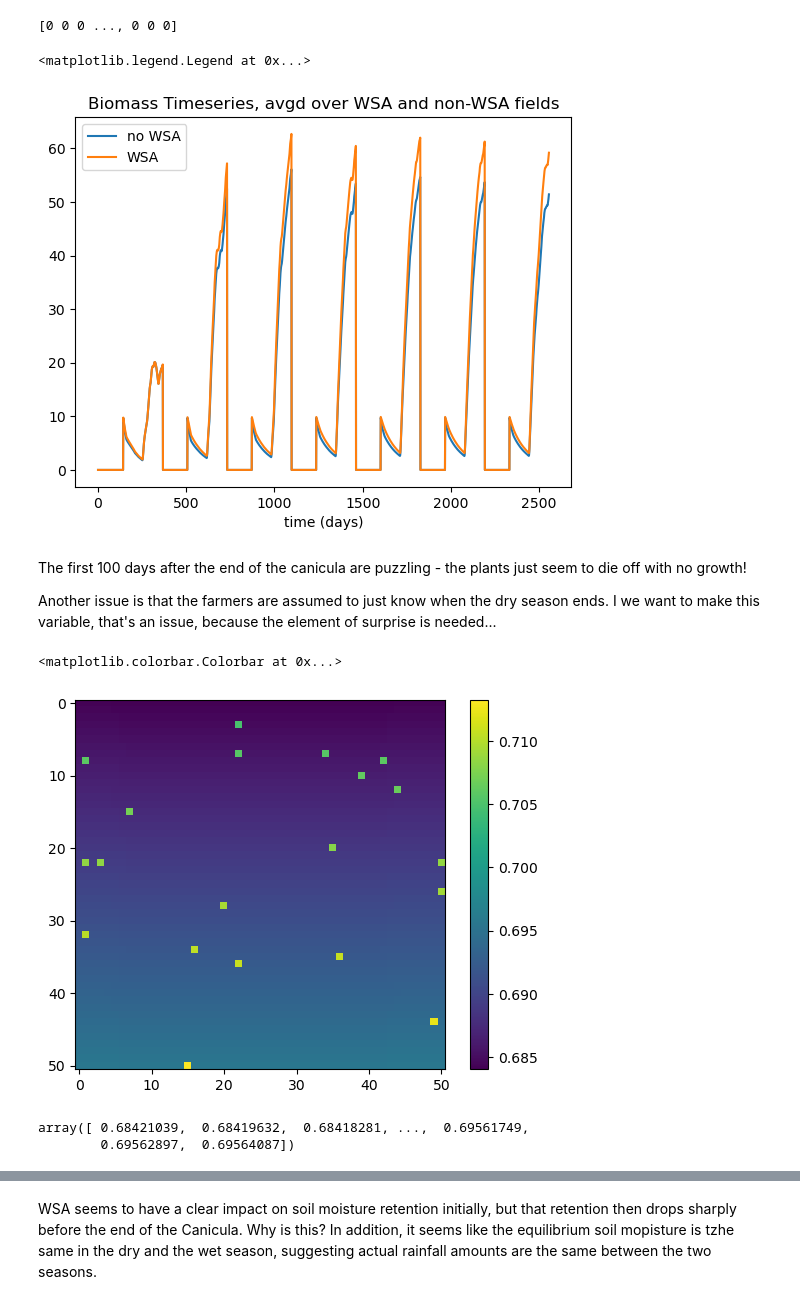
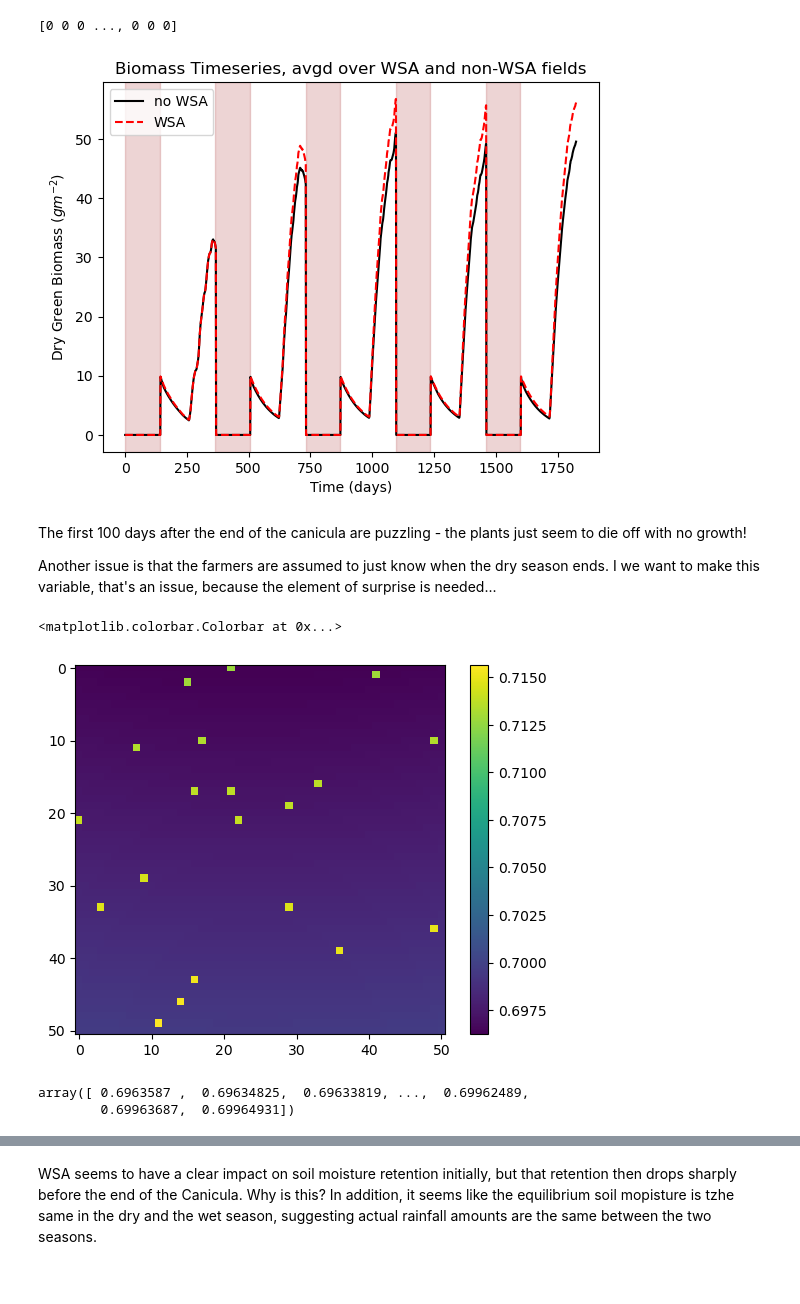
Before and after one commit to WylieMabel/TreesAndThat, a Jupyter notebook: LandLab_experiments/test_ecohydro_module.ipynb, the cells around one changed output, grey strips where cells are left out. Cells and saved outputs as stored; diff of their text form; code cells hidden in the pictures.

```diff
--- a/LandLab_experiments/test_ecohydro_module.ipynb
+++ b/LandLab_experiments/test_ecohydro_module.ipynb
@@ -85,7 +85,7 @@ indices_to_set = np.random.choice(range(51 * 51), size=20, replace=False)
 row_indices, col_indices = np.unravel_index(indices_to_set, (51, 51))
 WSA_array[row_indices, col_indices] = int(1)
 
-climate = warm
+climate = current
 
 Ecohyd_model = EcoHyd(climate, 20, 26, 23)
 # %%
@@ -93,14 +93,20 @@ biomass_harvest, SM_canic_end = Ecohyd_model.stepper(WSA_array, avg[2]+climate['
 # %% [output]
 [0 0 0 ..., 0 0 0]
 # %%
-plt.plot(Ecohyd_model.noWSA_biomass_tseries, label = 'no WSA')
-plt.plot(Ecohyd_model.WSA_biomass_tseries, label = 'WSA')
+plt.plot(Ecohyd_model.noWSA_biomass_tseries, label = 'no WSA', color= 'black')
+plt.plot(Ecohyd_model.WSA_biomass_tseries, label = 'WSA', color= 'red', linestyle = '--')
 plt.title('Biomass Timeseries, avgd over WSA and non-WSA fields')
-plt.xlabel('time (days)')
+plt.xlabel('Time (days)')
+plt.ylabel(r'Dry Green Biomass ($gm^{-2}$)')
+for i in range(0, 5):
+    plt.axvspan(i*365, 140 + i*365, color='brown', alpha=0.2)
+    #plt.axvspan(140 + i*365, (i+1)*365, color='blue', alpha=0.2)
+
 plt.legend()
+
+plt.savefig('/Users/benjaminbuchenau/Documents/GitHub/TreesAndThat/biomass_tseries_current.pdf')
 # %% [output]
-<matplotlib.legend.Legend at 0x...>
-[figure, old version]
+[figure, new version]
 # %% [markdown]
 The first 100 days after the end of the canicula are puzzling - the plants just seem to die off with no growth!
 
@@ -110,10 +116,10 @@ plt.imshow(np.reshape(Ecohyd_model.mg.at_cell['vegetation__cover_fraction'], (51
 plt.colorbar()
 # %% [output]
 <matplotlib.colorbar.Colorbar at 0x...>
-[figure, old version]
+[figure, new version]
 # %%
 Ecohyd_model.mg.at_cell['vegetation__cover_fraction']
 # %% [output]
-array([ 0.68421039,  0.68419632,  0.68418281, ...,  0.69561749,
-        0.69562897,  0.69564087])
+array([ 0.6963587 ,  0.69634825,  0.69633819, ...,  0.69962489,
+        0.69963687,  0.69964931])
 # %%
```
Also changed, not shown: parts of 4 cells of this notebook, 7 other files.
